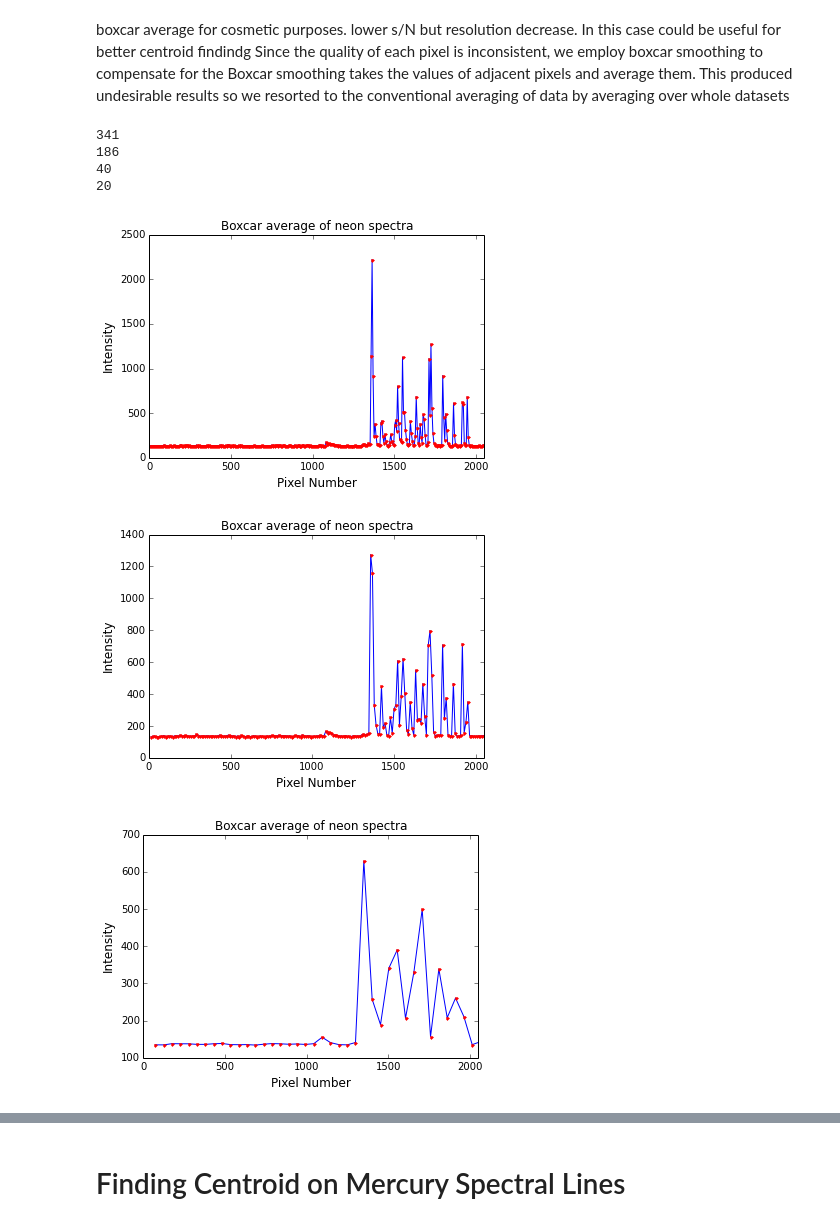
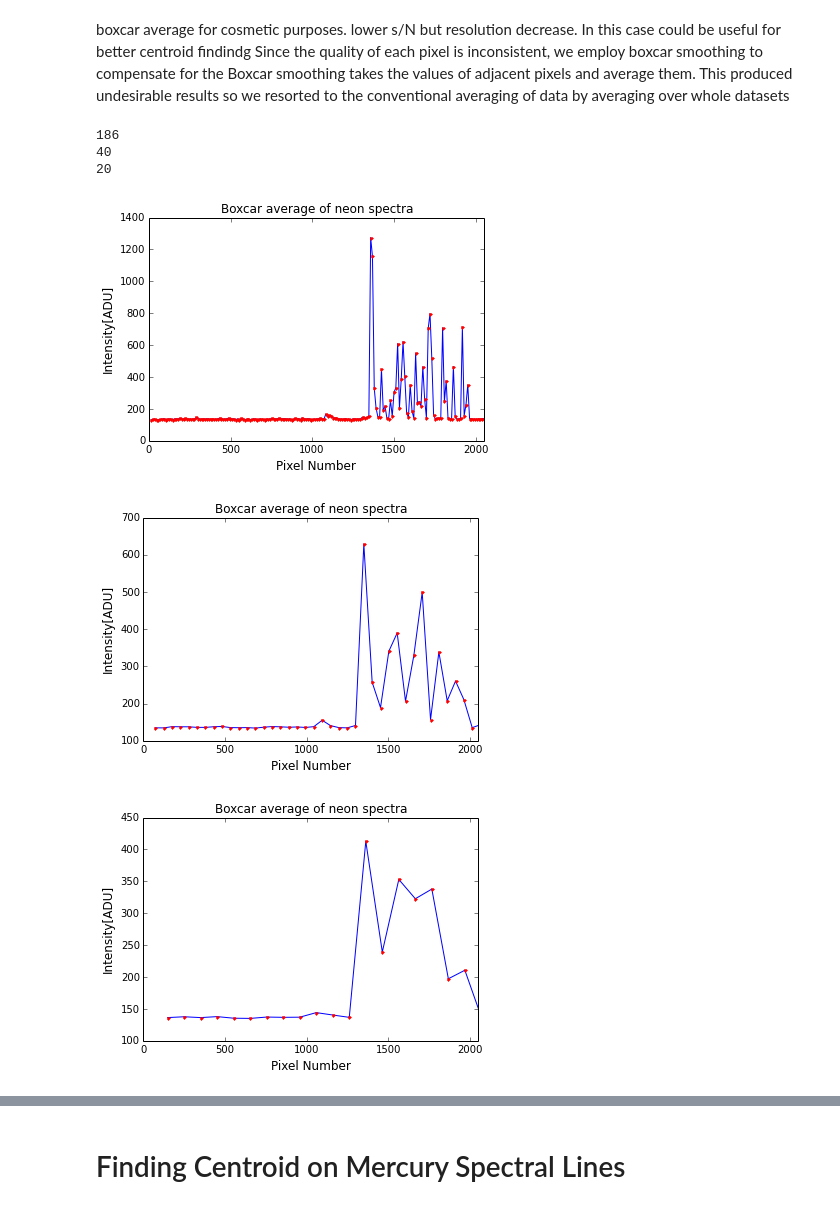
Before and after one commit to dorisjlee/AY120, a Jupyter notebook: lab2/Analyzing Spectra Data .ipynb, the cells around one changed output, grey strips where cells are left out. Drawn from its saved outputs; the diff is of its cells as text; code cells hidden in the pictures.

```diff
--- a/lab2/Analyzing Spectra Data .ipynb
+++ b/lab2/Analyzing Spectra Data .ipynb
@@ -289,7 +289,7 @@ def boxcar(datafile,interval_avrged):
     source = datafile.split("_")[0]
     x = []
     I = []
-    plt.figure()
+    fig = plt.figure()
     plt.title("Boxcar average of {} spectra".format(source))
     plt.xlabel("Pixel Number",fontsize=12)
     plt.ylabel("Intensity[ADU]",fontsize=12)
@@ -312,15 +312,14 @@ def boxcar(datafile,interval_avrged):
     plt.plot(x,I)
     plt.plot(x,I,'.',color='red')
 # %%
-boxcar("neon_700ms_0000.txt",5)
+# boxcar("neon_700ms_0000.txt",5)
 boxcar("neon_700ms_0000.txt",10)
 boxcar("neon_700ms_0000.txt",50)
 boxcar("neon_700ms_0000.txt",100)
 # %% [output]
-341
 186
 40
 20
-[figure, old version]
+[figure, new version]
-[figure, old version]
+[figure, new version]
-[figure, old version]
+[figure, new version]
```
Also changed, not shown: parts of 2 cells of this notebook, 16 other files.
